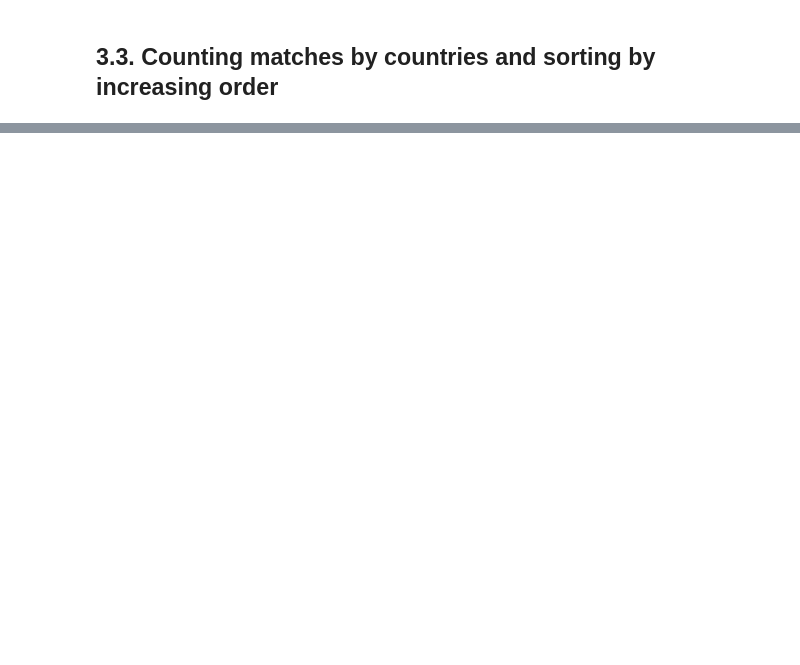
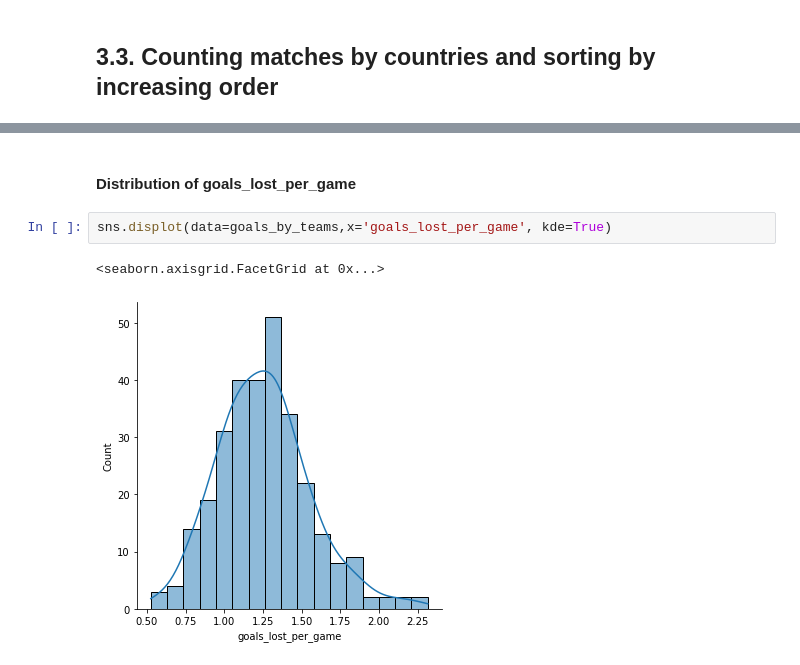
Before and after one commit to honhanbao/SQL, a Jupyter notebook: European_Soccer_Database/european-soccer-database-with-sql.ipynb, the cells around one changed output, grey strips where cells are left out. Drawn from its saved outputs; the diff is of its cells as text; blank space fills up the shorter version.

```diff
--- a/European_Soccer_Database/european-soccer-database-with-sql.ipynb
+++ b/European_Soccer_Database/european-soccer-database-with-sql.ipynb
@@ -482,0 +642,7 @@ ave_home_team_goal = pd.read_sql("""
+# %% [markdown]
+#### Distribution of goals_lost_per_game
+# %%
+sns.displot(data=goals_by_teams,x='goals_lost_per_game', kde=True)
+# %% [output]
+<seaborn.axisgrid.FacetGrid at 0x...>
+[figure, added]
```
Also changed, not shown: parts of 47 cells of this notebook.
